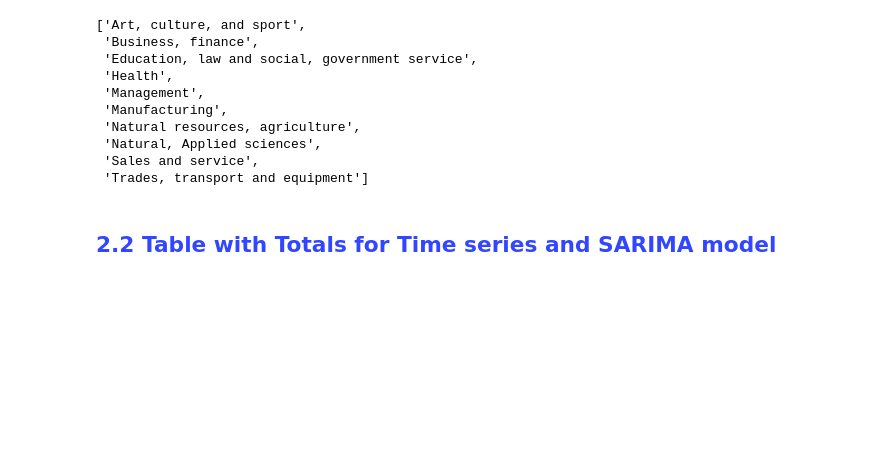
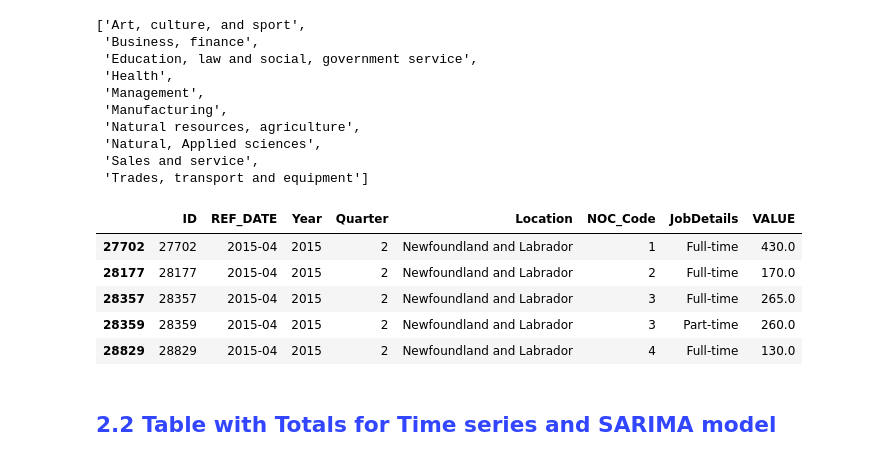
Before and after one commit to alecngai/Predicting_Canadian_Job_Vacancies, a Jupyter notebook: Database/1_Clean_Export_to_Postgres_v7.ipynb, the cells around one changed output. Drawn from its saved outputs; the diff is of its cells as text; code cells hidden in the pictures; blank space fills up the shorter version.

```diff
--- a/Database/1_Clean_Export_to_Postgres_v6.ipynb
+++ b/Database/1_Clean_Export_to_Postgres_v7.ipynb
@@ -234,7 +234,16 @@ check_replace
  'Sales and service',
  'Trades, transport and equipment']
 # %%
-df_no_ttl.to_csv('../Resources/2.1_Vacancies_Broad_NOC_all_Qs.csv', index=False)
+df_no_ttl = df_no_ttl[['ID','REF_DATE','Year','Quarter','Location','NOC_Code','JobDetails','VALUE']]
+df_no_ttl.to_csv('Resources/2.1_Vacancies_Broad_NOC_all_Qs.csv', index=False)
+df_no_ttl.head()
+# %% [output]
+|  | ID | REF_DATE | Year | Quarter | Location | NOC_Code | JobDetails | VALUE |
+| 27702 | 27702 | 2015-04 | 2015 | 2 | Newfoundland and Labrador | 1 | Full-time | 430.0 |
+| 28177 | 28177 | 2015-04 | 2015 | 2 | Newfoundland and Labrador | 2 | Full-time | 170.0 |
+| 28357 | 28357 | 2015-04 | 2015 | 2 | Newfoundland and Labrador | 3 | Full-time | 265.0 |
+| 28359 | 28359 | 2015-04 | 2015 | 2 | Newfoundland and Labrador | 3 | Part-time | 260.0 |
+| 28829 | 28829 | 2015-04 | 2015 | 2 | Newfoundland and Labrador | 4 | Full-time | 130.0 |
 # %% [markdown]
 <h2><span style="color:#3346FF"> 2.2 Table with Totals for Time series and SARIMA model</span></h2>
 # %%
```
Also changed, not shown: parts of 20 cells of this notebook, 4 other files.
